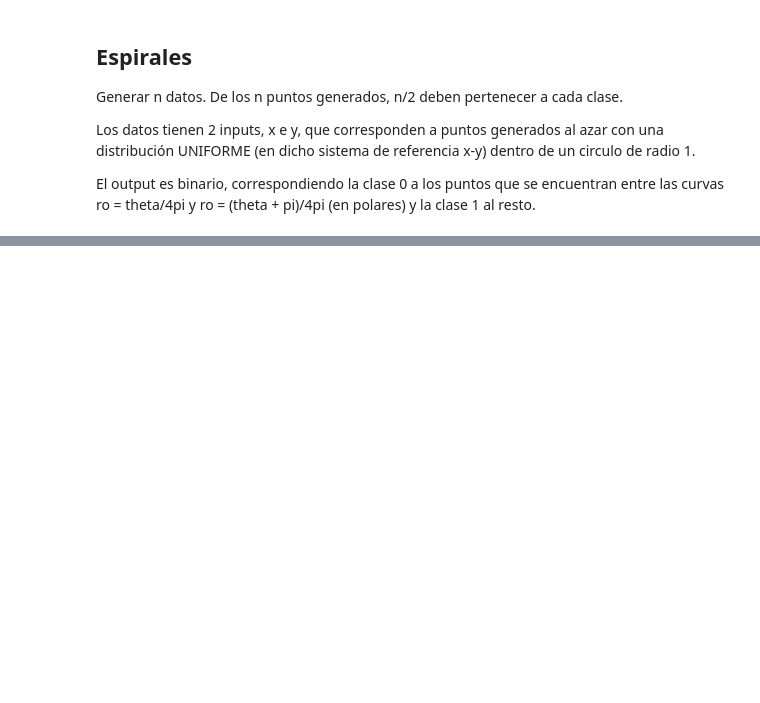
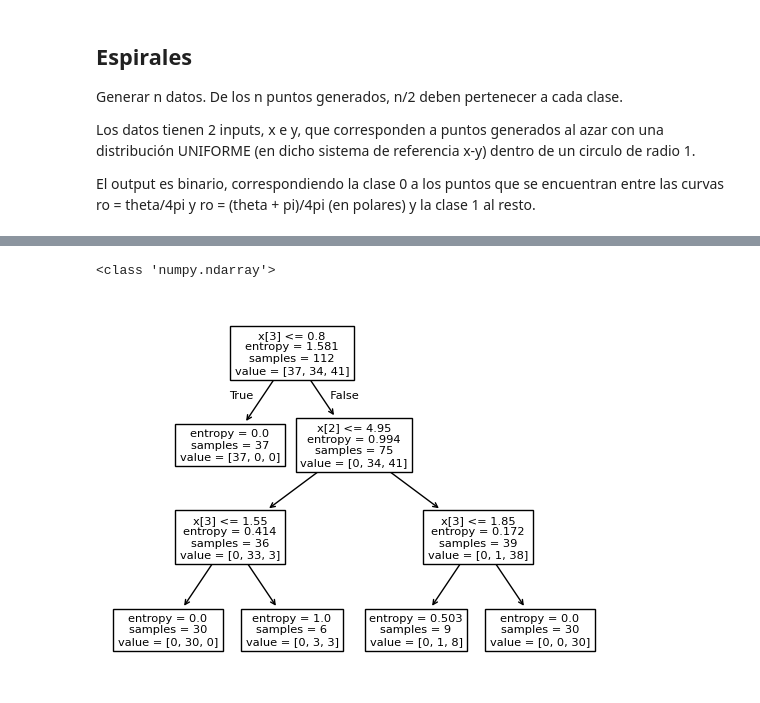
Before and after one commit to Martin-Binner/IA, a Jupyter notebook: ML/IIA24_ML_Generacion.ipynb, the cells around one changed output, grey strips where cells are left out. Drawn from its saved outputs; the diff is of its cells as text; code cells hidden in the pictures; blank space fills up the shorter version.

```diff
--- a/ML/IIA24_ML_Generacion.ipynb
+++ b/ML/IIA24_ML_Generacion.ipynb
@@ -219,0 +220,15 @@ plt.show()
+# %%
+from sklearn.model_selection import train_test_split
+from sklearn.tree import DecisionTreeClassifier
+from sklearn.datasets import load_iris
+from sklearn import tree
+iris = load_iris()
+X = iris.data
+y = iris.target
+X_train, X_test, y_train, y_test = train_test_split(X, y, random_state=0)
+clf = DecisionTreeClassifier(criterion="entropy",min_impurity_decrease=0.002,random_state=0,min_samples_leaf=5)
+clf.fit(X_train, y_train)
+tree.plot_tree(clf)
+# %% [output]
+<class 'numpy.ndarray'>
+[figure, added]
```
Also changed, not shown: parts of 15 cells of this notebook, 1 other file.
